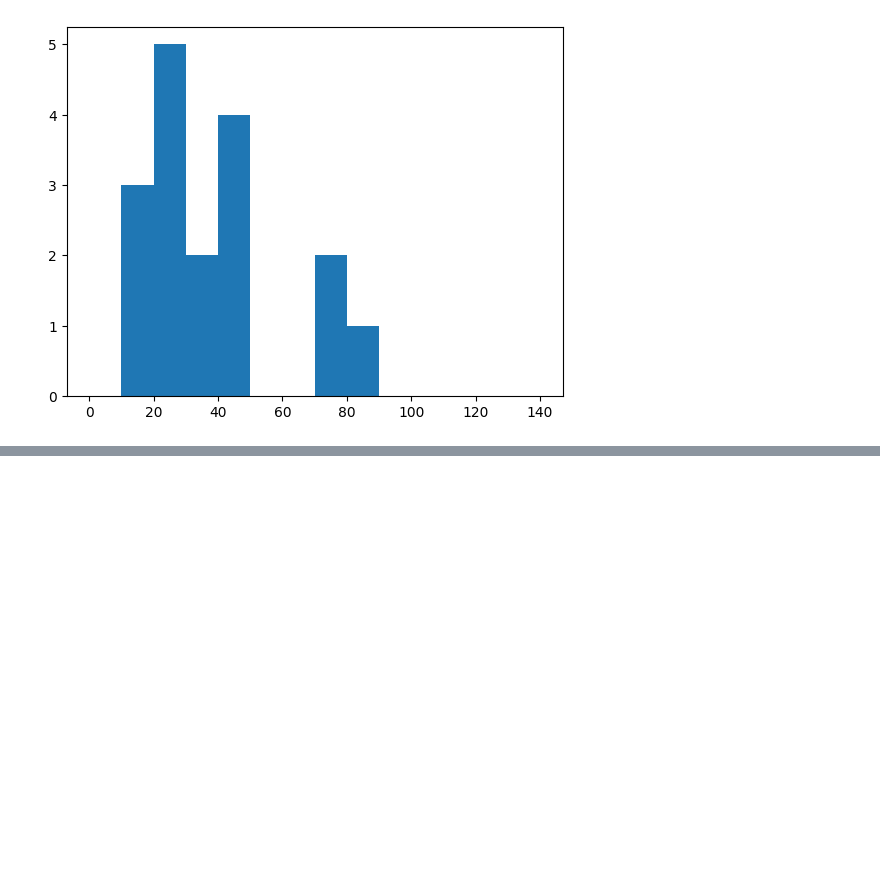
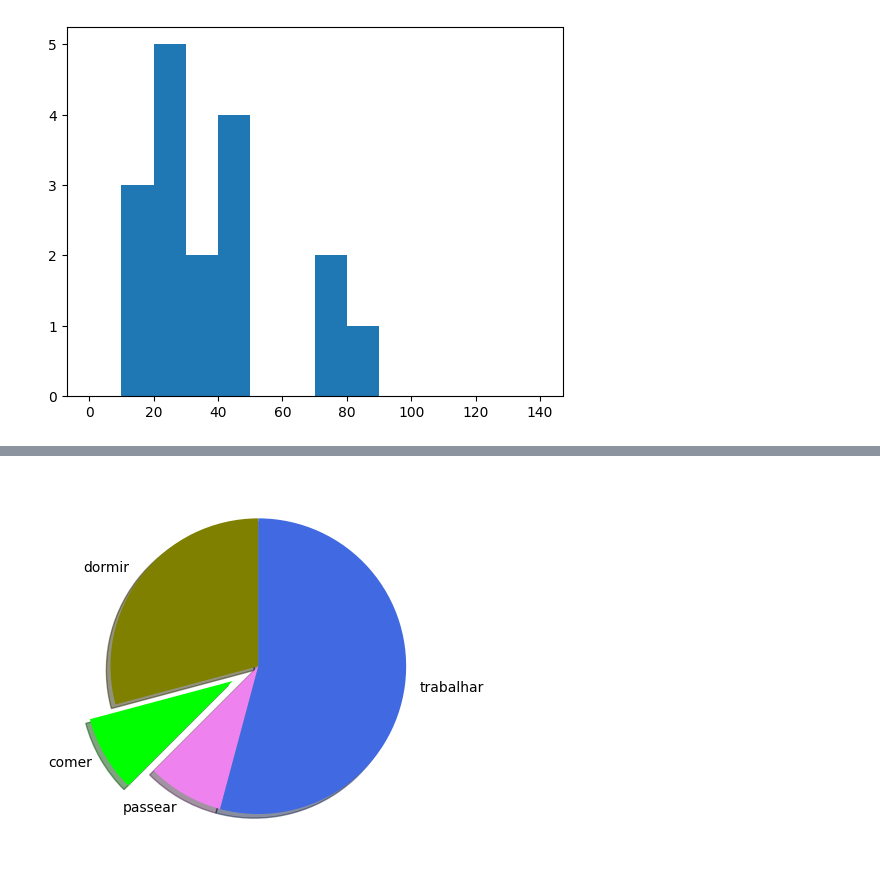
Before and after one commit to florferreiraw/python_DSA, a Jupyter notebook: Módulo Básico/Cap11/anotacoes.matplotlib_seaborn.ipynb, the cells around one changed output, grey strips where cells are left out. Saved outputs shown, nothing was run; the diff lists cells and outputs as text; code cells hidden in the pictures; blank space fills up the shorter version.

```diff
--- a/Módulo Básico/Cap11/anotacoes.matplotlib_seaborn.ipynb
+++ b/Módulo Básico/Cap11/anotacoes.matplotlib_seaborn.ipynb
@@ -77,0 +101,17 @@ plt.show()
+# %%
+# GRÁFICO DE PIZZA COM MATPLOTLIB
+
+fatias = [7, 2, 2, 13]
+atividades = ['dormir', 'comer', 'passear', 'trabalhar']
+cores = ['olive', 'lime', 'violet', 'royalblue']
+
+plt.pie(fatias, labels = atividades, colors = cores, startangle = 90, shadow = True, explode = (0, 0.2, 0, 0))
+plt.show()
+
+# startangle é o ângulo
+# shadow é a sombra
+# explode - eu passo uma tupla com um conjunto de valores que são exatamente as explosões
+# pela ordem do índice de cada cor, onde tiver 0, é pq não quero explodir aquela cor, e onde tiver valores é o quanto quero explodir, e qual cor
+# a fatia lime fica destacada - chama-se explosão para destacar aquele tipo de informação.
+# %% [output]
+[figure, added]
```
Also changed, not shown: parts of 37 cells of this notebook.
